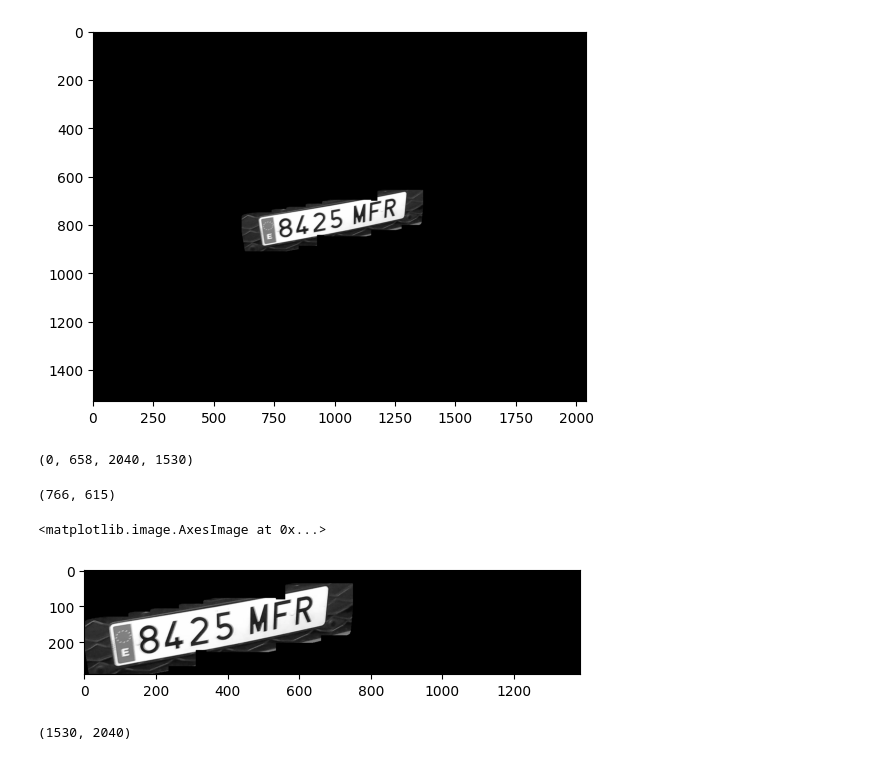
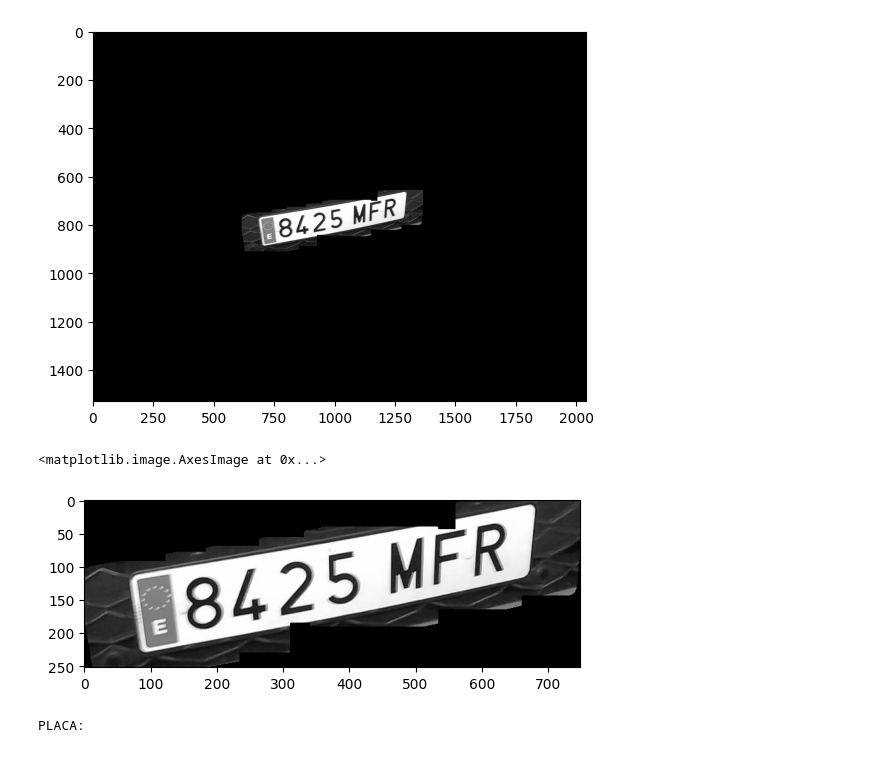
Before and after one commit to danielpaulisch/psiv2_matricules, a Jupyter notebook: dilate_contorns.ipynb, the cells around one changed output. Cells and saved outputs as stored; diff of their text form; code cells hidden in the pictures.

```diff
--- a/dilate_contorns.ipynb
+++ b/dilate_contorns.ipynb
@@ -75,7 +75,3 @@ plt.imshow(imagen_final,cmap="gray")
 # %% [output]
 <matplotlib.image.AxesImage at 0x...>
 [figure]
-# %%
-x,y,w,h
-# %% [output]
-(0, 658, 2040, 1530)
@@ -111,13 +78,47 @@ y_esquerra=y
-# %%
-x,y
-# %% [output]
-(766, 615)
+# %%
+"""tamany=imagen_final.shape
+x=0
+y=0
+valor=imagen_final[x,y]
+while valor<1:
+    x+=5
+    if x>tamany[0]-1:
+        x=0
+        y+=1
+    valor=imagen_final[x,y]
+y_esquerra=y
+x=0
+y=0
+valor=imagen_final[x,y]
+while valor<1:
+    y+=5
+    if y>tamany[1]-1:
+        y=0
+        x+=1
+    valor=imagen_final[x,y]
+x_esquerra=x
+x=0
+y=tamany[1]-1
+valor=imagen_final[x,y]
+while valor<1:
+    x+=5
+    if x>tamany[0]-1:
+        x=0
+        y-=1
+    valor=imagen_final[x,y]
+y_dreta=y
+x=tamany[0]-1
+y=0
+valor=imagen_final[x,y]
+while valor<1:
+    y+=5
+    if y>tamany[1]-1:
+        y=0
+        x-=1
+    valor=imagen_final[x,y]
+x_dreta=x"""
 # %%
-plt.imshow(imagen_final[x_superior:x_inferior,y_esquerra:2000],cmap="gray")
+plt.imshow(imagen_final[y_esquerra:y_esquerra+ancho,x_esquerra:x_esquerra+largo],cmap="gray")
 # %% [output]
 <matplotlib.image.AxesImage at 0x...>
-[figure, old version]
+[figure, new version]
-# %%
-imagen_final.shape
-# %% [output]
-(1530, 2040)
@@ -123,0 +130,5 @@ imagen_final.shape
+# %%
+text = pytesseract.image_to_string(imagen_recortada,config='--psm 11')
+print('PLACA: ',text)
+# %% [output]
+PLACA:
```
Also changed, not shown: parts of 7 cells of this notebook.
